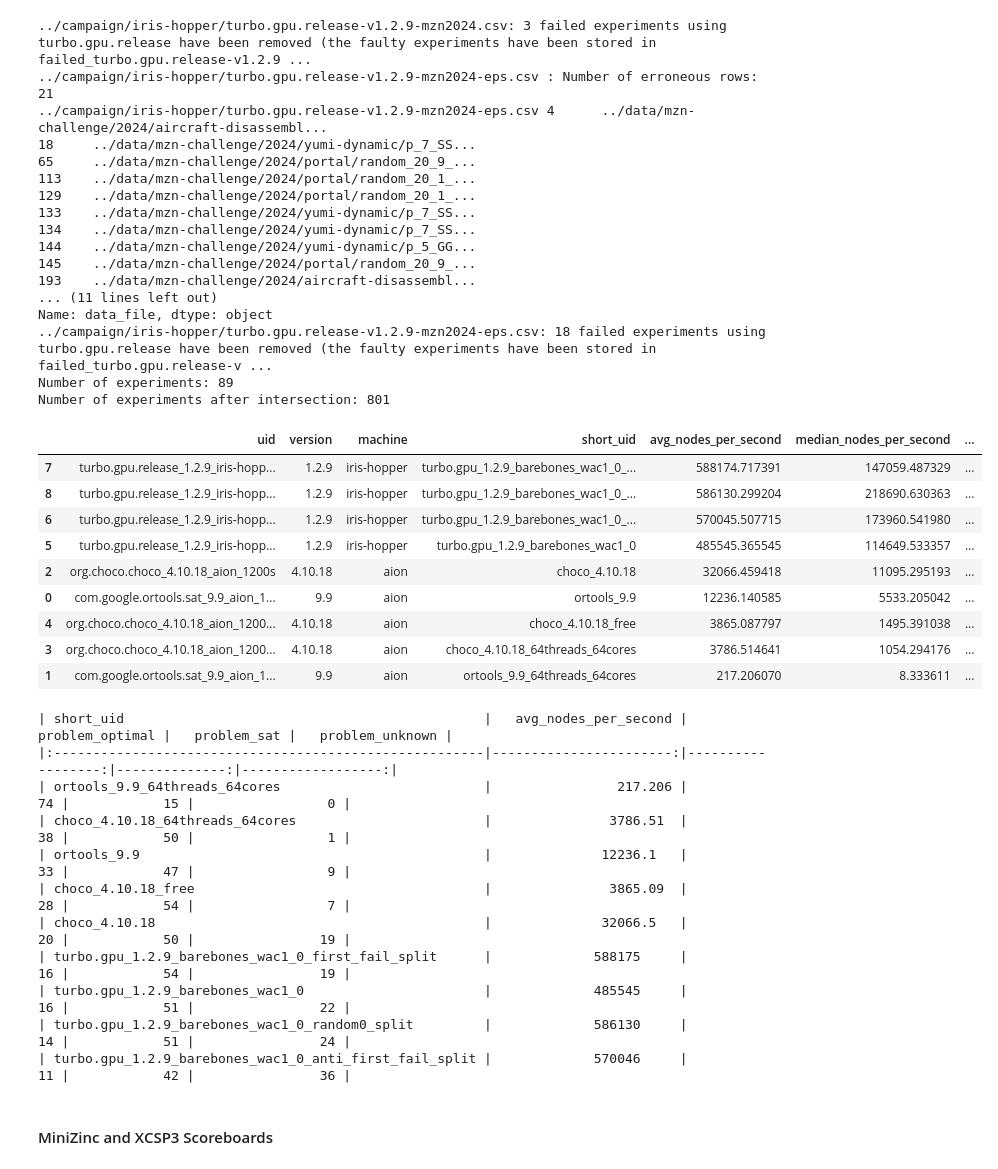
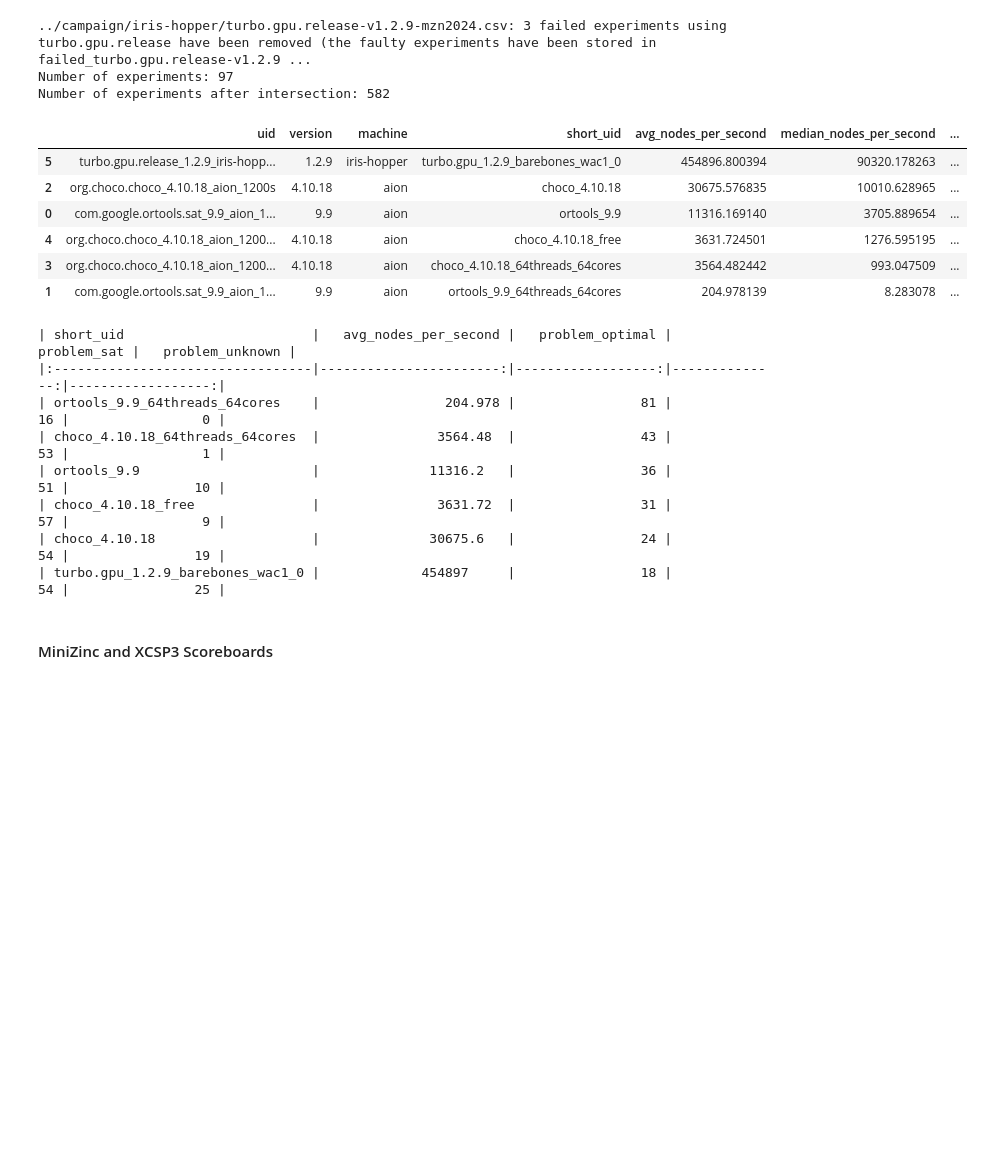
Before and after one commit to lattice-land/bench, a Jupyter notebook: benchmarks/analyzing/analysis.ipynb, the cells around one changed output. Saved outputs shown, nothing was run; the diff lists cells and outputs as text; code cells hidden in the pictures; blank space fills up the shorter version.

```diff
--- a/benchmarks/analyzing/analysis.ipynb
+++ b/benchmarks/analyzing/analysis.ipynb
@@ -39,9 +39,8 @@ df = analysis.read_experiments([
   # "../campaign/helios/turbo.gpu.release-v1.2.7-mzn2024.csv",
   # "../campaign/helios/turbo.gpu.release-v1.2.8-mzn2024.csv",
   "../campaign/iris-hopper/turbo.gpu.release-v1.2.9-mzn2024.csv",
-  "../campaign/iris-hopper/turbo.gpu.release-v1.2.9-mzn2024-eps.csv",
+  # "../campaign/iris-hopper/turbo.gpu.release-v1.2.9-mzn2024-eps.csv",
   # "../campaign/helios/turbo.gpu.release-v1.2.9-mzn2024.csv",
-  # "../campaign/helios/turbo.gpu.release-v1.2.9-mzn2024-eps-rand.csv",
   "../campaign/aion/org.choco.choco-v4.10.18-mzn2024.csv",
   "../campaign/aion/com.google.ortools.sat-v9.9.csv"
   # "../campaign/iris/turbo.gpu.release-v1.2.4.csv",
@@ -53,74 +52,56 @@ df = analysis.read_experiments([
 
 # df.to_csv("test.csv", index=False)
 
+df = df[df['uid'] != "turbo.gpu.release_1.2.9_iris-hopper_1200s_barebones_wac1_0_random0_split"]
+df = df[df['uid'] != "turbo.gpu.release_1.2.9_iris-hopper_1200s_barebones_wac1_0_random2_split"]
 df = df[df['uid'] != "turbo.gpu.release_1.2.9_iris-hopper_1200s_barebones_wac1_0_random42_split"]
 df = df[df['uid'] != "turbo.gpu.release_1.2.9_iris-hopper_1200s_barebones_wac1_0_random10000_split"]
 
-target_solver_uid="turbo.gpu.release_1.2.9_iris-hopper_1200s_barebones_wac1_0_random0_split"
+target_solver_uid="turbo.gpu.release_1.2.9_iris-hopper_1200s_barebones_wac1_0"
 
 mzn_challenge = pd.read_csv("../benchmarking/mzn2024.csv")
 # mzn_challenge = pd.read_csv("../benchmarking/short.csv")
 mzn_challenge['model_data_file'] = mzn_challenge['model'] + ' - ' + mzn_challenge['data_file']
 # print(mzn_challenge)
 mzn_data = set(mzn_challenge['model_data_file'])
 df = df[df['model_data_file'].isin(mzn_data)]
 
 print("Number of experiments:", df[df['uid'] == target_solver_uid].shape[0])
 # print(df[['uid', 'model_data_file']].to_markdown(index=False))
 
 # df = df[df['memory_configuration'] != 'global']
 
 df = analysis.intersect(df)
 print("Number of experiments after intersection:", df.shape[0])
 
 # analysis.plot_overall_result(df)
 # display(HTML(analysis.metrics_table(df[df['mzn_solver'].str.startswith("turbo")]).to_html()))
 metrics = analysis.metrics_table(df)
 display(HTML(metrics.to_html()))
 # print(metrics[metrics['short_uid'] != "turbo.gpu_1.2.7_hybrid_wac1_4096_32768_264_72"][['short_uid', 'avg_nodes_per_second','median_nodes_per_second','avg_fp_iterations_per_second','median_fp_iterations_per_second', 'avg_propagator_mem_mb', 'median_propagator_mem_mb', 'avg_store_mem_kb', 'median_store_mem_kb', 'problem_with_store_shared', 'problem_with_props_shared']].T.to_latex(index=True))
 
 sorted_metrics = metrics.sort_values(by=['problem_optimal', 'problem_sat', 'avg_nodes_per_second', 'version'], ascending=[False, False, False, True])
 print(sorted_metrics[['short_uid','avg_nodes_per_second','problem_optimal', 'problem_sat', 'problem_unknown']].to_markdown(index=False))
 # print(sorted_metrics[['short_uid','problem_optimal', 'problem_sat', 'problem_unknown']].to_latex(index=False))
 # %% [output]
 ../campaign/iris-hopper/turbo.gpu.release-v1.2.9-mzn2024.csv: 3 failed experiments using turbo.gpu.release have been removed (the faulty experiments have been stored in failed_turbo.gpu.release-v1.2.9 ...
-../campaign/iris-hopper/turbo.gpu.release-v1.2.9-mzn2024-eps.csv : Number of erroneous rows:  21
-../campaign/iris-hopper/turbo.gpu.release-v1.2.9-mzn2024-eps.csv 4      ../data/mzn-challenge/2024/aircraft-disassembl...
-18     ../data/mzn-challenge/2024/yumi-dynamic/p_7_SS...
-65     ../data/mzn-challenge/2024/portal/random_20_9_...
-113    ../data/mzn-challenge/2024/portal/random_20_1_...
-129    ../data/mzn-challenge/2024/portal/random_20_1_...
-133    ../data/mzn-challenge/2024/yumi-dynamic/p_7_SS...
-134    ../data/mzn-challenge/2024/yumi-dynamic/p_7_SS...
-144    ../data/mzn-challenge/2024/yumi-dynamic/p_5_GG...
-145    ../data/mzn-challenge/2024/portal/random_20_9_...
-193    ../data/mzn-challenge/2024/aircraft-disassembl...
-... (11 lines left out)
-Name: data_file, dtype: object
-../campaign/iris-hopper/turbo.gpu.release-v1.2.9-mzn2024-eps.csv: 18 failed experiments using turbo.gpu.release have been removed (the faulty experiments have been stored in failed_turbo.gpu.release-v ...
-Number of experiments: 89
-Number of experiments after intersection: 801
+Number of experiments: 97
+Number of experiments after intersection: 582
 |  | uid | version | machine | short_uid | avg_nodes_per_second | median_nodes_per_second | ... |
-| 7 | turbo.gpu.release_1.2.9_iris-hopp... | 1.2.9 | iris-hopper | turbo.gpu_1.2.9_barebones_wac1_0_... | 588174.717391 | 147059.487329 | ... |
-| 8 | turbo.gpu.release_1.2.9_iris-hopp... | 1.2.9 | iris-hopper | turbo.gpu_1.2.9_barebones_wac1_0_... | 586130.299204 | 218690.630363 | ... |
-| 6 | turbo.gpu.release_1.2.9_iris-hopp... | 1.2.9 | iris-hopper | turbo.gpu_1.2.9_barebones_wac1_0_... | 570045.507715 | 173960.541980 | ... |
-| 5 | turbo.gpu.release_1.2.9_iris-hopp... | 1.2.9 | iris-hopper | turbo.gpu_1.2.9_barebones_wac1_0 | 485545.365545 | 114649.533357 | ... |
-| 2 | org.choco.choco_4.10.18_aion_1200s | 4.10.18 | aion | choco_4.10.18 | 32066.459418 | 11095.295193 | ... |
-| 0 | com.google.ortools.sat_9.9_aion_1... | 9.9 | aion | ortools_9.9 | 12236.140585 | 5533.205042 | ... |
-| 4 | org.choco.choco_4.10.18_aion_1200... | 4.10.18 | aion | choco_4.10.18_free | 3865.087797 | 1495.391038 | ... |
-| 3 | org.choco.choco_4.10.18_aion_1200... | 4.10.18 | aion | choco_4.10.18_64threads_64cores | 3786.514641 | 1054.294176 | ... |
-| 1 | com.google.ortools.sat_9.9_aion_1... | 9.9 | aion | ortools_9.9_64threads_64cores | 217.206070 | 8.333611 | ... |
+| 5 | turbo.gpu.release_1.2.9_iris-hopp... | 1.2.9 | iris-hopper | turbo.gpu_1.2.9_barebones_wac1_0 | 454896.800394 | 90320.178263 | ... |
+| 2 | org.choco.choco_4.10.18_aion_1200s | 4.10.18 | aion | choco_4.10.18 | 30675.576835 | 10010.628965 | ... |
+| 0 | com.google.ortools.sat_9.9_aion_1... | 9.9 | aion | ortools_9.9 | 11316.169140 | 3705.889654 | ... |
+| 4 | org.choco.choco_4.10.18_aion_1200... | 4.10.18 | aion | choco_4.10.18_free | 3631.724501 | 1276.595195 | ... |
+| 3 | org.choco.choco_4.10.18_aion_1200... | 4.10.18 | aion | choco_4.10.18_64threads_64cores | 3564.482442 | 993.047509 | ... |
+| 1 | com.google.ortools.sat_9.9_aion_1... | 9.9 | aion | ortools_9.9_64threads_64cores | 204.978139 | 8.283078 | ... |
-| short_uid                                              |   avg_nodes_per_second |   problem_optimal |   problem_sat |   problem_unknown |
-|:-------------------------------------------------------|-----------------------:|------------------:|--------------:|------------------:|
-| ortools_9.9_64threads_64cores                          |                217.206 |                74 |            15 |                 0 |
-| choco_4.10.18_64threads_64cores                        |               3786.51  |                38 |            50 |                 1 |
-| ortools_9.9                                            |              12236.1   |                33 |            47 |                 9 |
-| choco_4.10.18_free                                     |               3865.09  |                28 |            54 |                 7 |
-| choco_4.10.18                                          |              32066.5   |                20 |            50 |                19 |
-| turbo.gpu_1.2.9_barebones_wac1_0_first_fail_split      |             588175     |                16 |            54 |                19 |
-| turbo.gpu_1.2.9_barebones_wac1_0                       |             485545     |                16 |            51 |                22 |
-| turbo.gpu_1.2.9_barebones_wac1_0_random0_split         |             586130     |                14 |            51 |                24 |
-| turbo.gpu_1.2.9_barebones_wac1_0_anti_first_fail_split |             570046     |                11 |            42 |                36 |
+| short_uid                        |   avg_nodes_per_second |   problem_optimal |   problem_sat |   problem_unknown |
+|:---------------------------------|-----------------------:|------------------:|--------------:|------------------:|
+| ortools_9.9_64threads_64cores    |                204.978 |                81 |            16 |                 0 |
+| choco_4.10.18_64threads_64cores  |               3564.48  |                43 |            53 |                 1 |
+| ortools_9.9                      |              11316.2   |                36 |            51 |                10 |
+| choco_4.10.18_free               |               3631.72  |                31 |            57 |                 9 |
+| choco_4.10.18                    |              30675.6   |                24 |            54 |                19 |
+| turbo.gpu_1.2.9_barebones_wac1_0 |             454897     |                18 |            54 |                25 |
 # %% [markdown]
 #### MiniZinc and XCSP3 Scoreboards
 # %%
```
Also changed, not shown: parts of 2 cells of this notebook, 1 other file.
